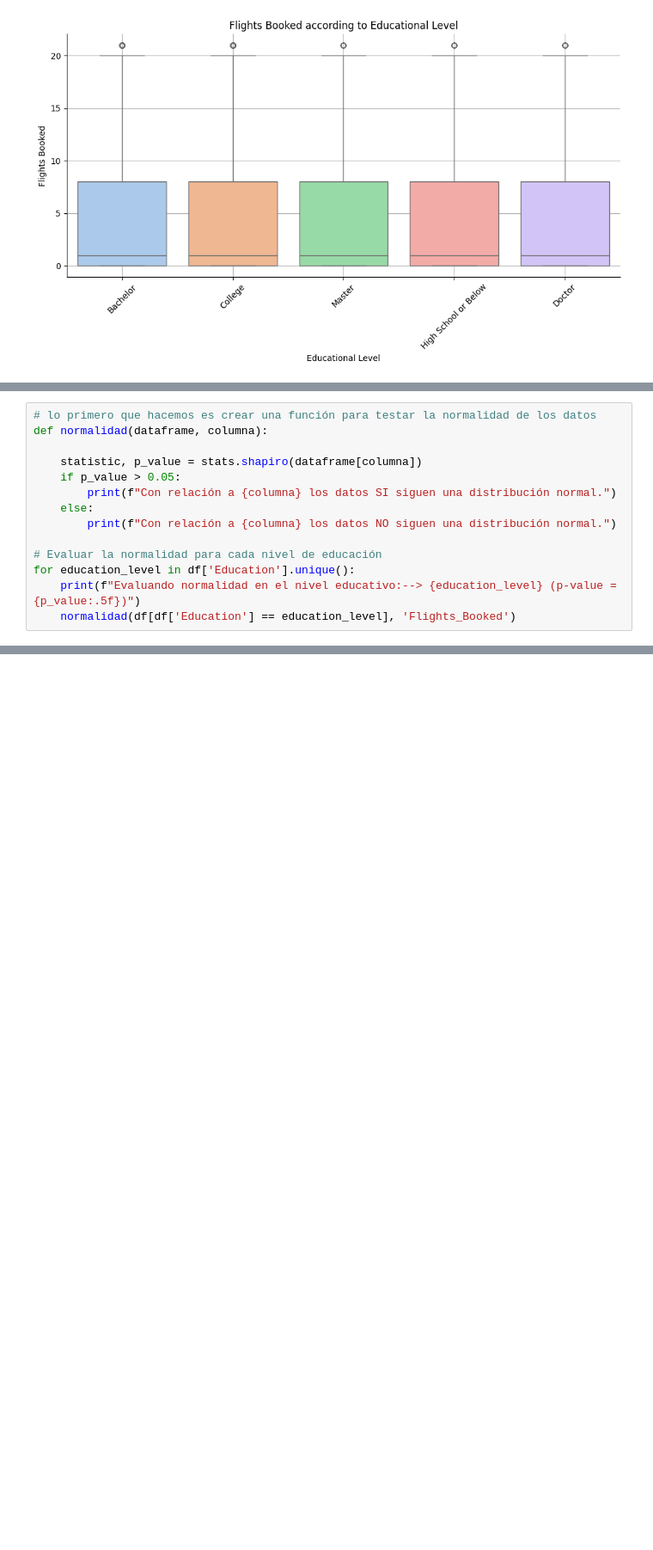
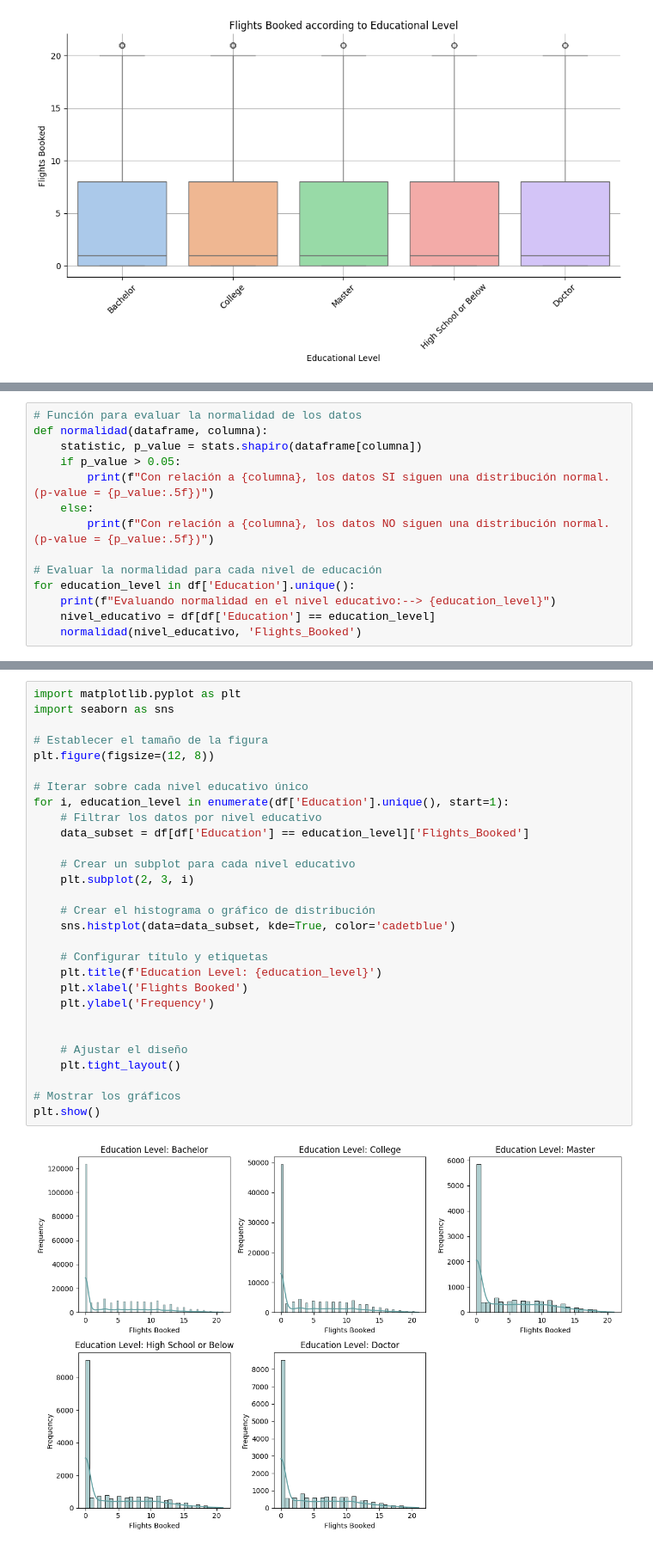
Before and after one commit to Adalab/bda-modulo-3-evaluacion-final-Monikvb, a Jupyter notebook: AB_Testing.ipynb, the cells around one changed output, grey strips where cells are left out. Shown at 86% size. Saved outputs shown, nothing was run; the diff lists cells and outputs as text; blank space fills up the shorter version.

```diff
--- a/AB_Testing.ipynb
+++ b/AB_Testing.ipynb
@@ -146,15 +144,15 @@ Realiza una prueba de hipótesis para determinar si existe una diferencia signif
 # %%
-# lo primero que hacemos es crear una función para testar la normalidad de los datos
+# Función para evaluar la normalidad de los datos
 def normalidad(dataframe, columna):
-
     statistic, p_value = stats.shapiro(dataframe[columna])
     if p_value > 0.05:
-        print(f"Con relación a {columna} los datos SI siguen una distribución normal.")
+        print(f"Con relación a {columna}, los datos SI siguen una distribución normal. (p-value = {p_value:.5f})")
     else:
-        print(f"Con relación a {columna} los datos NO siguen una distribución normal.")
+        print(f"Con relación a {columna}, los datos NO siguen una distribución normal. (p-value = {p_value:.5f})")
 
 # Evaluar la normalidad para cada nivel de educación
 for education_level in df['Education'].unique():
-    print(f"Evaluando normalidad en el nivel educativo:--> {education_level} (p-value = {p_value:.5f})")
-    normalidad(df[df['Education'] == education_level], 'Flights_Booked')
+    print(f"Evaluando normalidad en el nivel educativo:--> {education_level}")
+    nivel_educativo = df[df['Education'] == education_level]
+    normalidad(nivel_educativo, 'Flights_Booked')
 # %% [output]
@@ -170,0 +169,31 @@ Con relación a Flights_Booked los datos NO siguen una distribución normal.
+# %%
+import matplotlib.pyplot as plt
+import seaborn as sns
+
+# Establecer el tamaño de la figura
+plt.figure(figsize=(12, 8))
+
+# Iterar sobre cada nivel educativo único
+for i, education_level in enumerate(df['Education'].unique(), start=1):
+    # Filtrar los datos por nivel educativo
+    data_subset = df[df['Education'] == education_level]['Flights_Booked']
+
+    # Crear un subplot para cada nivel educativo
+    plt.subplot(2, 3, i)
+
+    # Crear el histograma o gráfico de distribución
+    sns.histplot(data=data_subset, kde=True, color='cadetblue')
+
+    # Configurar título y etiquetas
+    plt.title(f'Education Level: {education_level}')
+    plt.xlabel('Flights Booked')
+    plt.ylabel('Frequency')
+
+
+    # Ajustar el diseño
+    plt.tight_layout()
+
+# Mostrar los gráficos
+plt.show()
+# %% [output]
+[figure, added]
```
Also changed, not shown: parts of 13 cells of this notebook.
